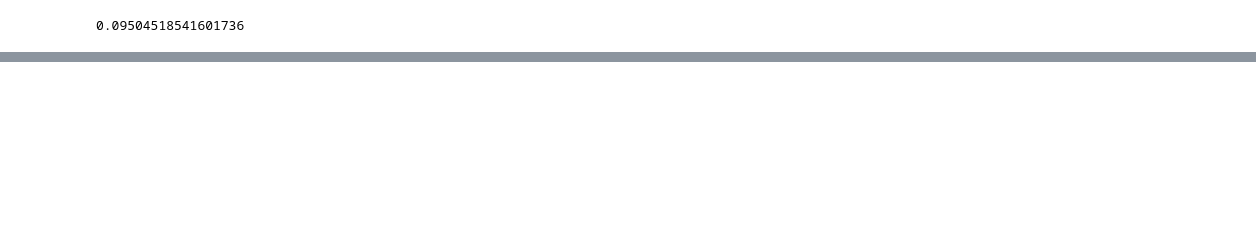
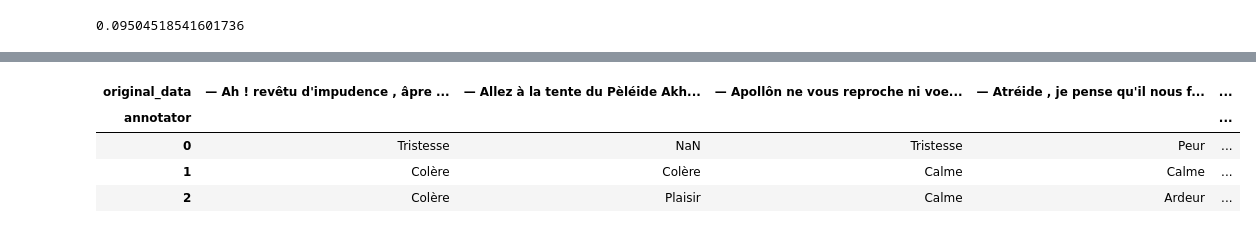
Before and after one commit to dpicca/Homer_Iliad_Dataset, a Jupyter notebook: Dataframes/Data_cleaning.ipynb, the cells around one changed output, grey strips where cells are left out. Saved outputs shown, nothing was run; the diff lists cells and outputs as text; code cells hidden in the pictures; blank space fills up the shorter version.

```diff
--- a/Dataframes/Data_cleaning.ipynb
+++ b/Dataframes/Data_cleaning.ipynb
@@ -260,0 +266,15 @@ print(kripp)
+# %%
+def df_to_experiment_annotator_table(df,experiment_col,annotator_col,class_col):
+        return df.pivot_table(
+        index=annotator_col, columns=experiment_col, values=class_col, aggfunc="first"
+    )
+
+df_chapter1= df_to_experiment_annotator_table(chapter_1,'original_data','annotator','label')
+# %%
+df_chapter1
+# %% [output]
+| original_data | — Ah ! revêtu d'impudence , âpre ... | — Allez à la tente du Pèléide Akh... | — Apollôn ne vous reproche ni voe... | — Atréide , je pense qu'il nous f... | ... |
+| annotator |  |  |  |  | ... |
+| 0 | Tristesse | NaN | Tristesse | Peur | ... |
+| 1 | Colère | Colère | Calme | Calme | ... |
+| 2 | Colère | Plaisir | Calme | Ardeur | ... |
```
Also changed, not shown: parts of 10 cells of this notebook, 1 other file.
